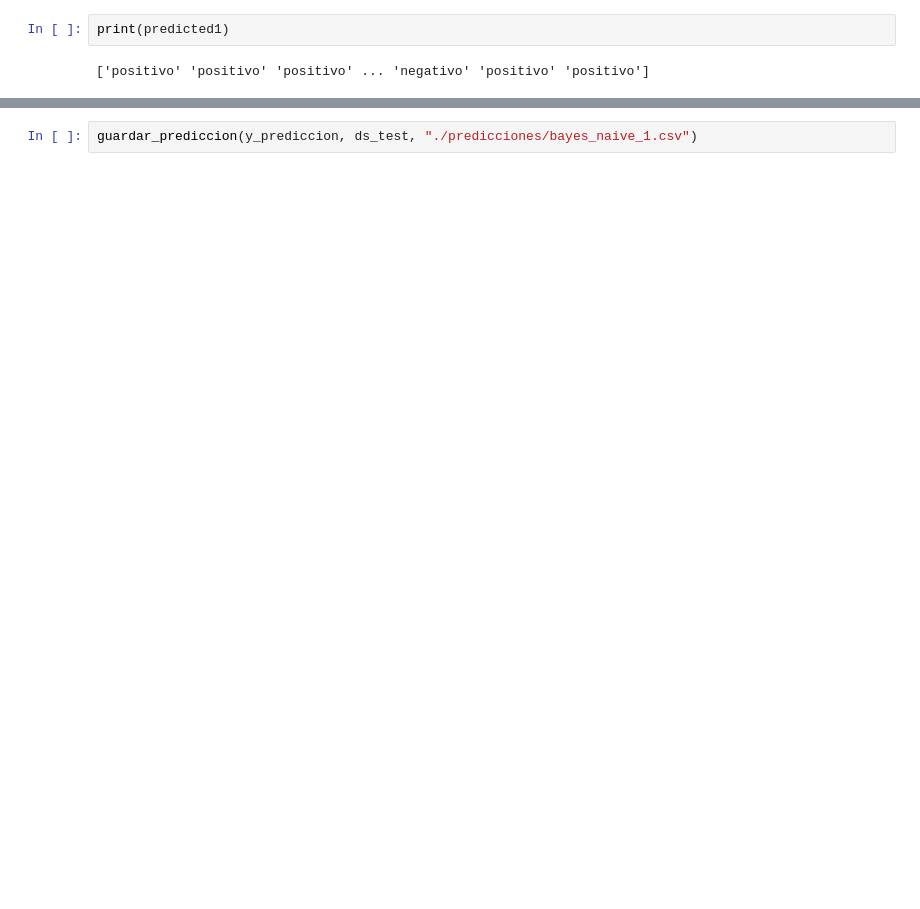
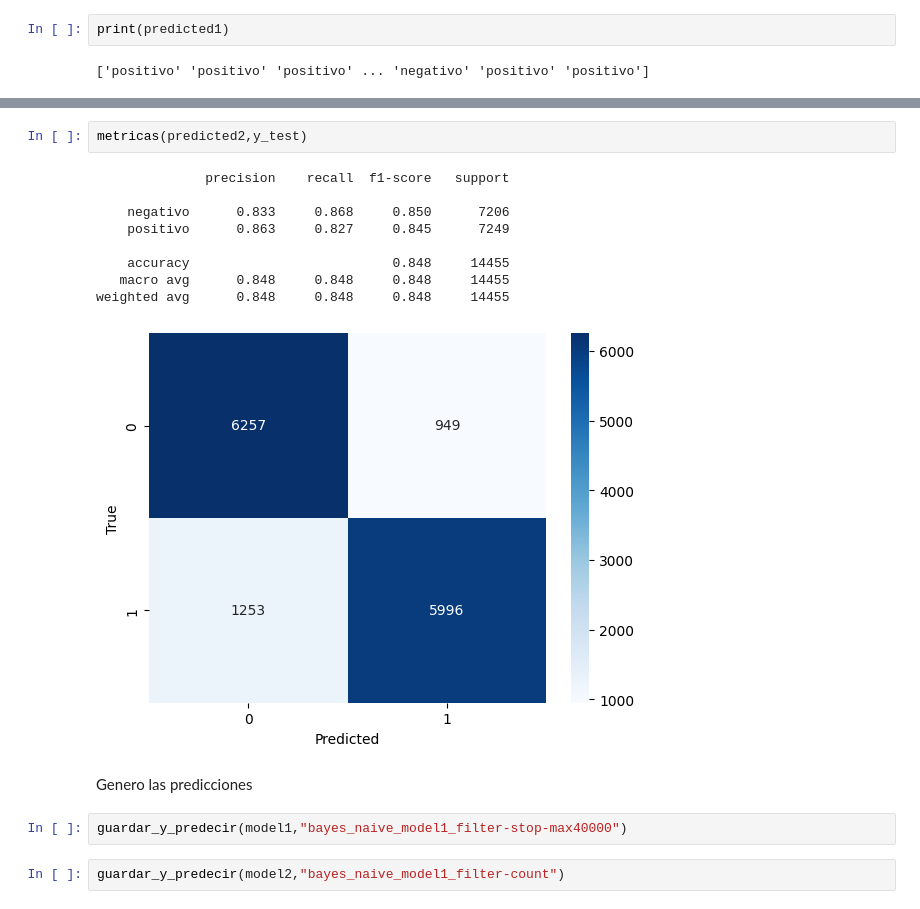
Before and after one commit to FaCu97/7506R-1C2023-GRUPO11, a Jupyter notebook: TP2/7506R_TP2_GRUPO11.ipynb, the cells around one changed output, grey strips where cells are left out. Drawn from its saved outputs; the diff is of its cells as text; blank space fills up the shorter version.

```diff
--- a/TP2/7506R_TP2_GRUPO11.ipynb
+++ b/TP2/7506R_TP2_GRUPO11.ipynb
@@ -138,2 +255,18 @@ print(y_prediccion)
-# %%
-guardar_prediccion(y_prediccion, ds_test, "./predicciones/bayes_naive_1.csv")
+# %%
+metricas(predicted2,y_test)
+# %% [output]
+              precision    recall  f1-score   support
+
+    negativo      0.833     0.868     0.850      7206
+    positivo      0.863     0.827     0.845      7249
+
+    accuracy                          0.848     14455
+   macro avg      0.848     0.848     0.848     14455
+weighted avg      0.848     0.848     0.848     14455
+[figure, added]
+# %% [markdown]
+Genero las predicciones
+# %%
+guardar_y_predecir(model1,"bayes_naive_model1_filter-stop-max40000")
+# %%
+guardar_y_predecir(model2,"bayes_naive_model1_filter-count")
```
Also changed, not shown: parts of 63 cells of this notebook, 29 other files.
